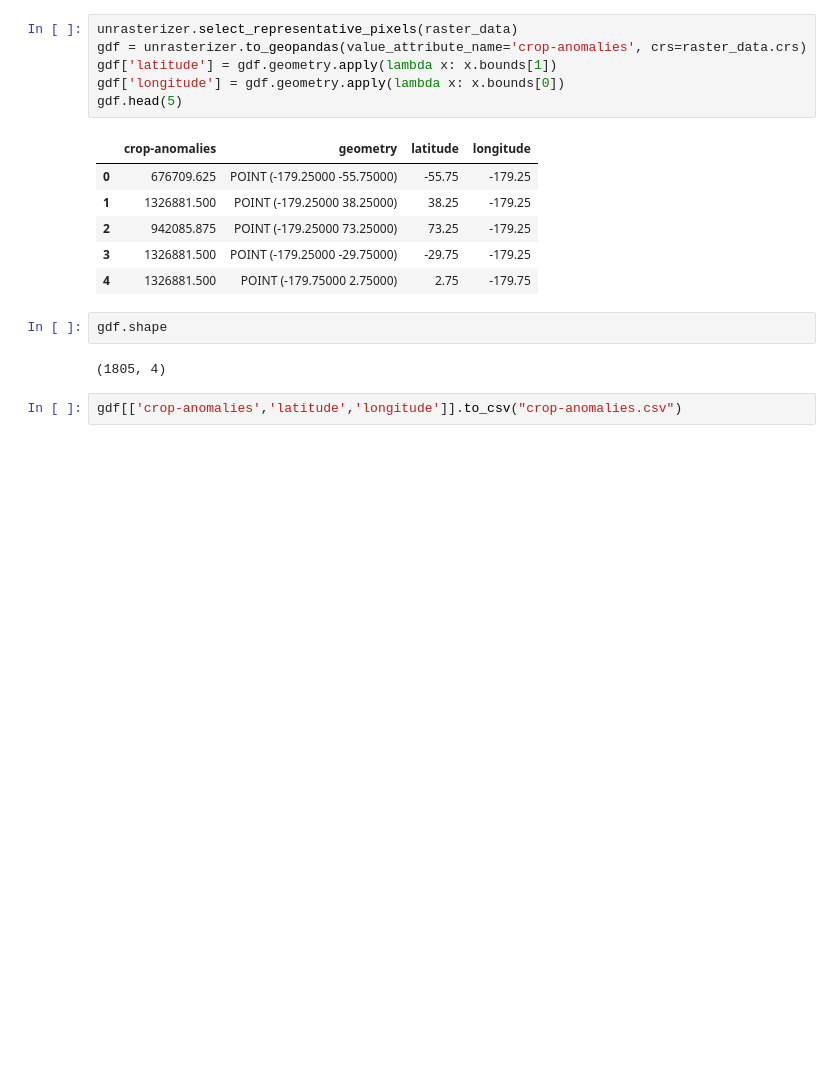
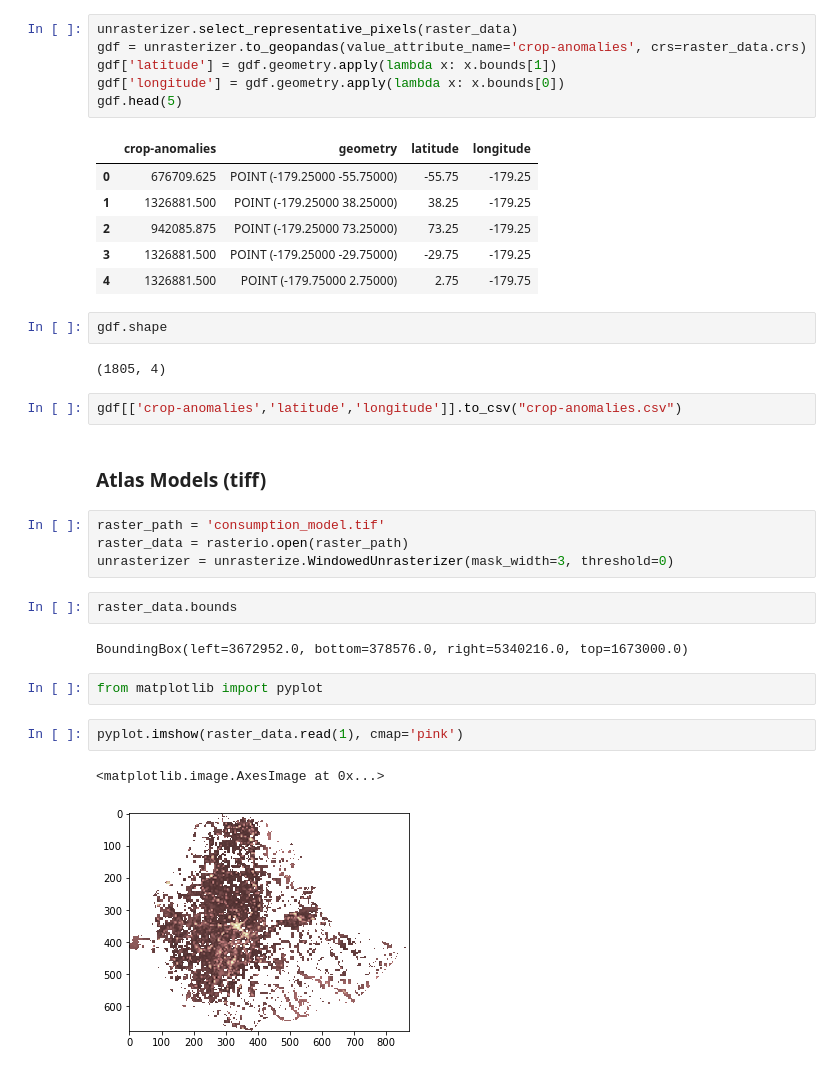
Before and after one commit to WorldModelers/ModelService, a Jupyter notebook: Model-Outputs/raster-to-csv.ipynb, the cells around one changed output. Saved outputs shown, nothing was run; the diff lists cells and outputs as text; blank space fills up the shorter version.

```diff
--- a/Model-Outputs/raster-to-csv.ipynb
+++ b/Model-Outputs/raster-to-csv.ipynb
@@ -174,3 +174,20 @@ gdf.shape
 (1805, 4)
 # %%
 gdf[['crop-anomalies','latitude','longitude']].to_csv("crop-anomalies.csv")
+# %% [markdown]
+### Atlas Models (tiff)
+# %%
+raster_path = 'consumption_model.tif'
+raster_data = rasterio.open(raster_path)
+unrasterizer = unrasterize.WindowedUnrasterizer(mask_width=3, threshold=0)
+# %%
+raster_data.bounds
+# %% [output]
+BoundingBox(left=3672952.0, bottom=378576.0, right=5340216.0, top=1673000.0)
+# %%
+from matplotlib import pyplot
+# %%
+pyplot.imshow(raster_data.read(1), cmap='pink')
+# %% [output]
+<matplotlib.image.AxesImage at 0x...>
+[figure, added]
```
Also changed, not shown: parts of 6 cells of this notebook, 2 other files.
